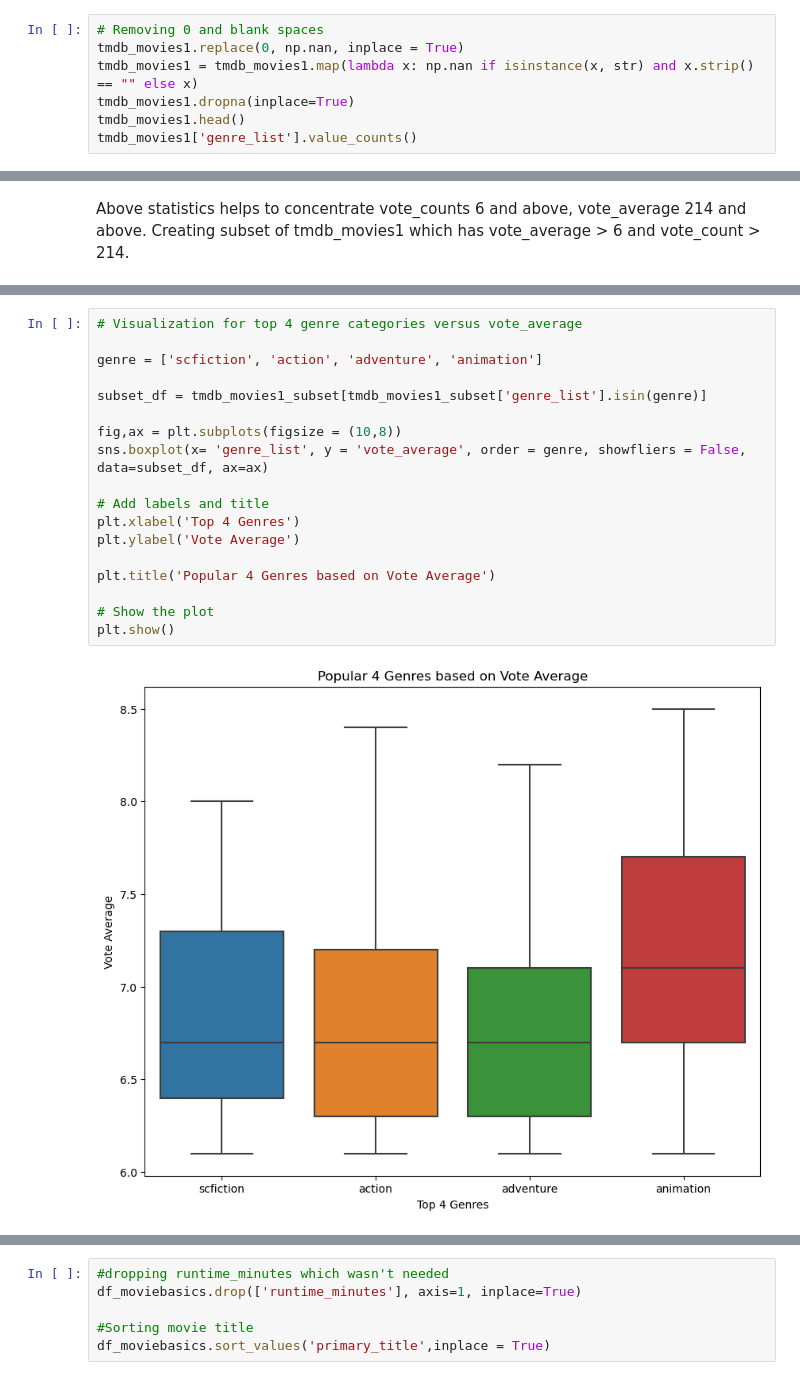
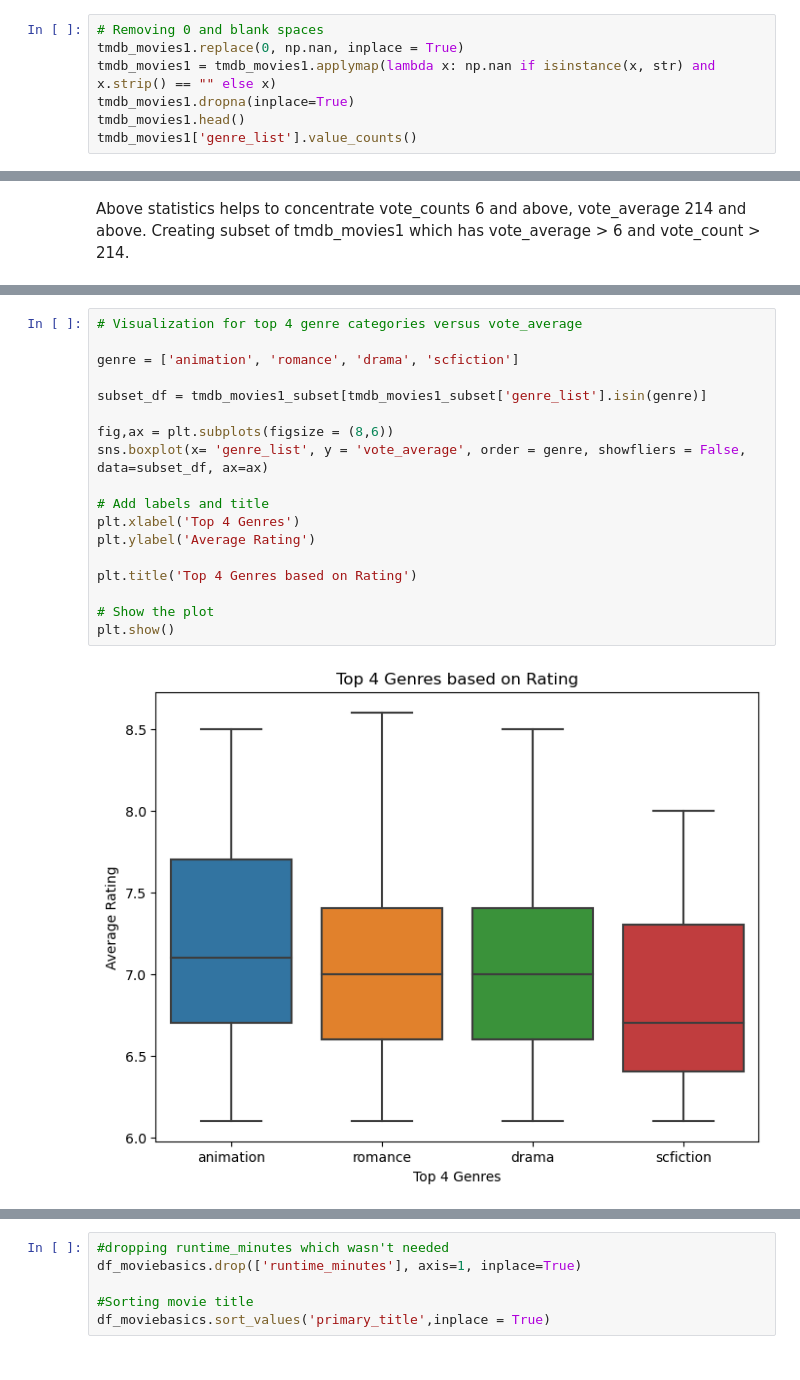
Before and after one commit to musairshad/dsc-phase-2-project, a Jupyter notebook: index.ipynb, the cells around one changed output, grey strips where cells are left out. Drawn from its saved outputs; the diff is of its cells as text.

```diff
--- a/index.ipynb
+++ b/index.ipynb
@@ -577,7 +542,7 @@ tmdb_movies1.head(10)
 # %%
 # Removing 0 and blank spaces
 tmdb_movies1.replace(0, np.nan, inplace = True)
-tmdb_movies1 = tmdb_movies1.map(lambda x: np.nan if isinstance(x, str) and x.strip() == "" else x)
+tmdb_movies1 = tmdb_movies1.applymap(lambda x: np.nan if isinstance(x, str) and x.strip() == "" else x)
 tmdb_movies1.dropna(inplace=True)
 tmdb_movies1.head()
 tmdb_movies1['genre_list'].value_counts()
@@ -766,21 +750,21 @@ are our top 4 categories. Analyzing top 4 genre categories with vote_average.
 # %%
 # Visualization for top 4 genre categories versus vote_average
 
-genre = ['scfiction', 'action', 'adventure', 'animation']
+genre = ['animation', 'romance', 'drama', 'scfiction']
 
 subset_df = tmdb_movies1_subset[tmdb_movies1_subset['genre_list'].isin(genre)]
 
-fig,ax = plt.subplots(figsize = (10,8))
+fig,ax = plt.subplots(figsize = (8,6))
 sns.boxplot(x= 'genre_list', y = 'vote_average', order = genre, showfliers = False, data=subset_df, ax=ax)
 
 # Add labels and title
 plt.xlabel('Top 4 Genres')
-plt.ylabel('Vote Average')
+plt.ylabel('Average Rating')
 
-plt.title('Popular 4 Genres based on Vote Average')
+plt.title('Top 4 Genres based on Rating')
 
 # Show the plot
 plt.show()
 # %% [output]
-[figure, old version]
+[figure, new version]
 # %% [markdown]
```
Also changed, not shown: parts of 41 cells of this notebook, 16 other files.
